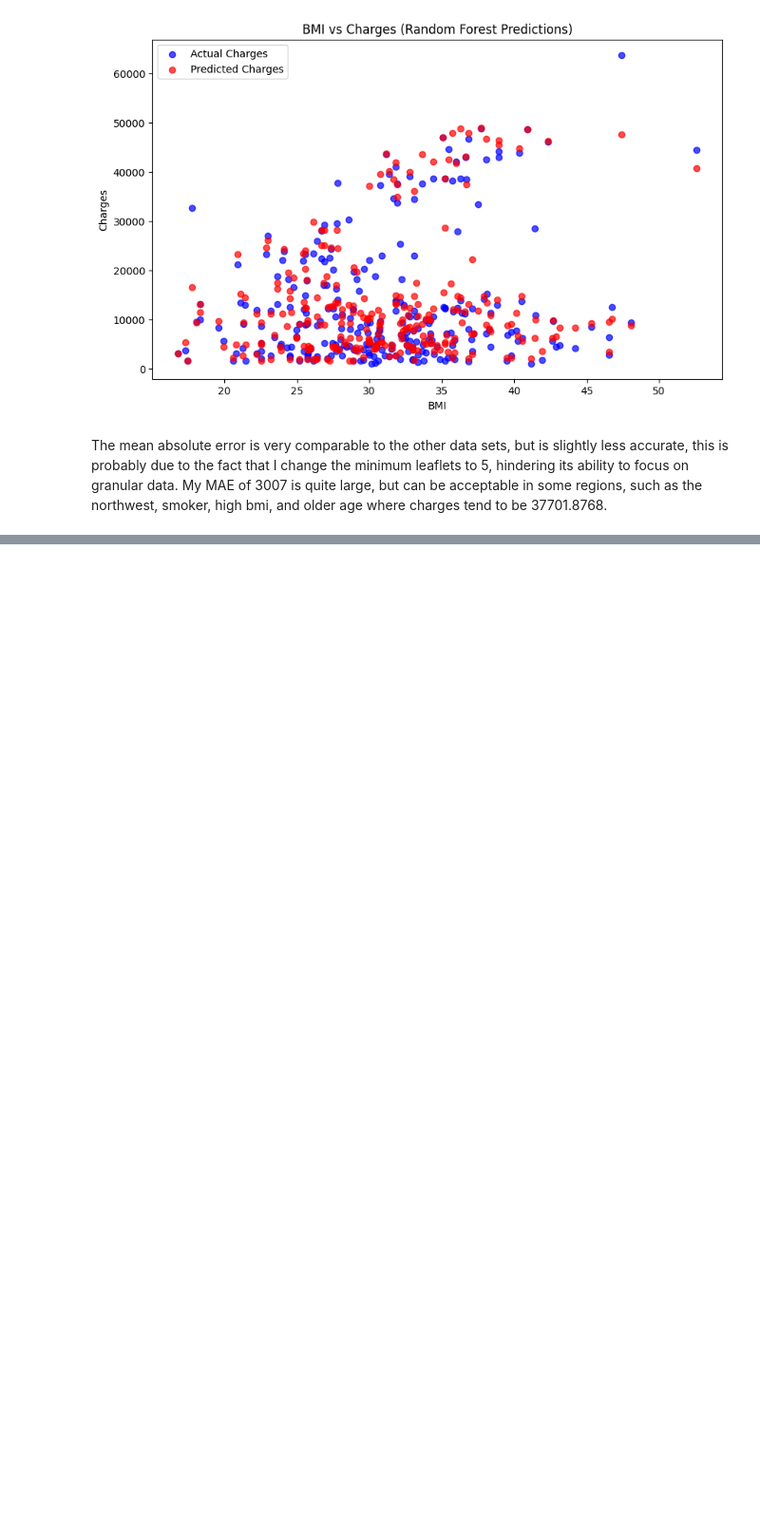
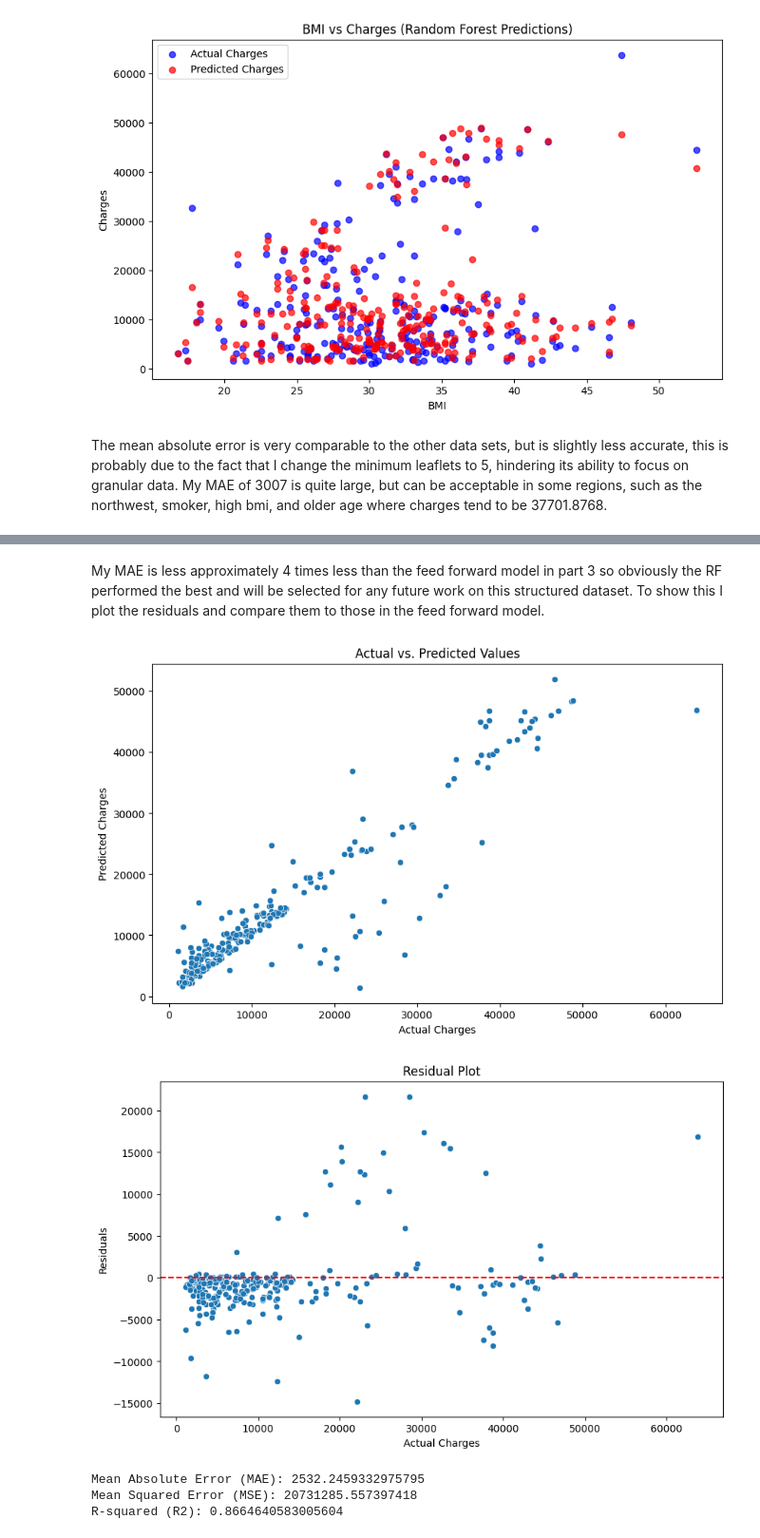
Before and after one commit to dhelms33/CS39AA-Project-DH, a Jupyter notebook: Project_Part2.ipynb, the cells around one changed output, grey strips where cells are left out. Shown at 95% size. Saved outputs shown, nothing was run; the diff lists cells and outputs as text; code cells hidden in the pictures; blank space fills up the shorter version.

Commit message:
Added part 7 and additional metrics

```diff
--- a/Project_Part2.ipynb
+++ b/Project_Part2.ipynb
@@ -276,0 +325,39 @@ My MAE of 3007 is quite large, but can be acceptable in some regions, such as th
+# %% [markdown]
+My MAE is less approximately 4 times less than the feed forward model in part 3 so obviously the RF performed the best and will be selected for any future work on this structured dataset. To show this I plot the residuals and compare them to those in the feed forward model.
+# %%
+import matplotlib.pyplot as plt
+import seaborn as sns
+
+# Scatter plot of actual vs. predicted values
+plt.figure(figsize=(10, 6))
+sns.scatterplot(x=y_test, y=y_pred)
+plt.title('Actual vs. Predicted Values')
+plt.xlabel('Actual Charges')
+plt.ylabel('Predicted Charges')
+plt.show()
+
+# Plotting the residuals
+residuals = y_test - y_pred
+plt.figure(figsize=(10, 6))
+sns.scatterplot(x=y_test, y=residuals)
+plt.title('Residual Plot')
+plt.xlabel('Actual Charges')
+plt.ylabel('Residuals')
+plt.axhline(y=0, color='r', linestyle='--')  # Adding a horizontal line at y=0
+plt.show()
+from sklearn.metrics import mean_squared_error, r2_score
+
+# Calculate additional metrics
+mae = mean_absolute_error(y_test, y_pred)
+mse = mean_squared_error(y_test, y_pred)
+r2 = r2_score(y_test, y_pred)
+
+print(f'Mean Absolute Error (MAE): {mae}')
+print(f'Mean Squared Error (MSE): {mse}')
+print(f'R-squared (R2): {r2}')
+# %% [output]
+[figure, added]
+[figure, added]
+Mean Absolute Error (MAE): 2532.2459332975795
+Mean Squared Error (MSE): 20731285.557397418
+R-squared (R2): 0.8664640583005604
```
Also changed, not shown: parts of 2 cells of this notebook.
